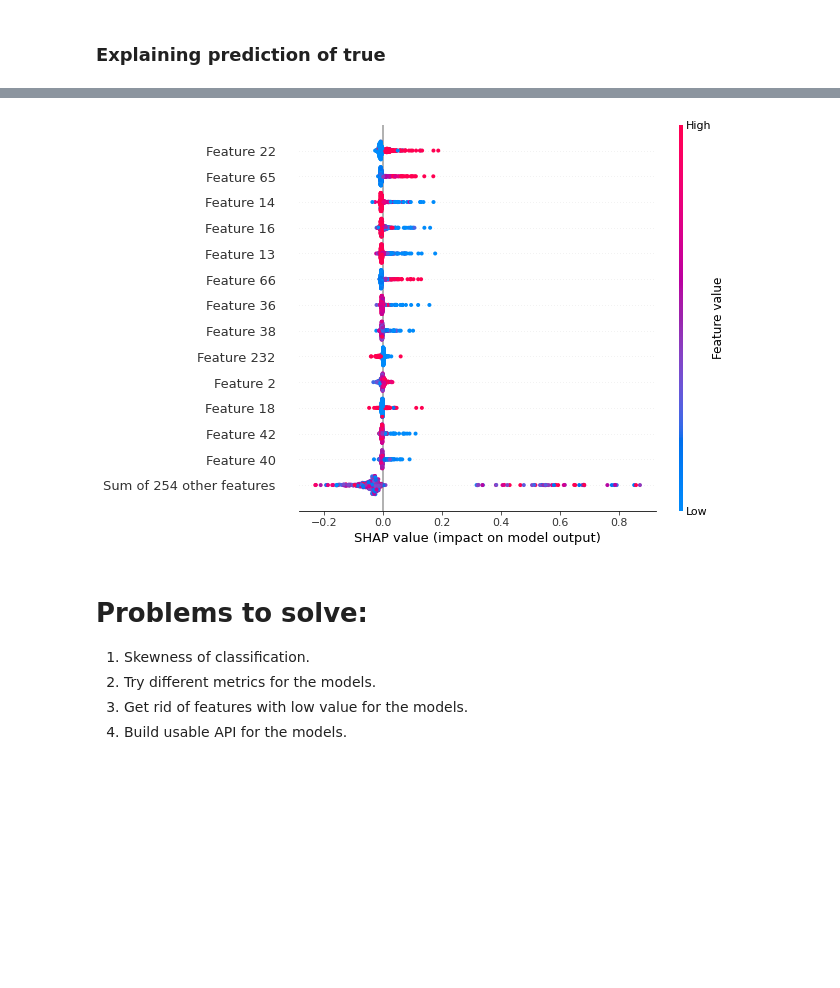
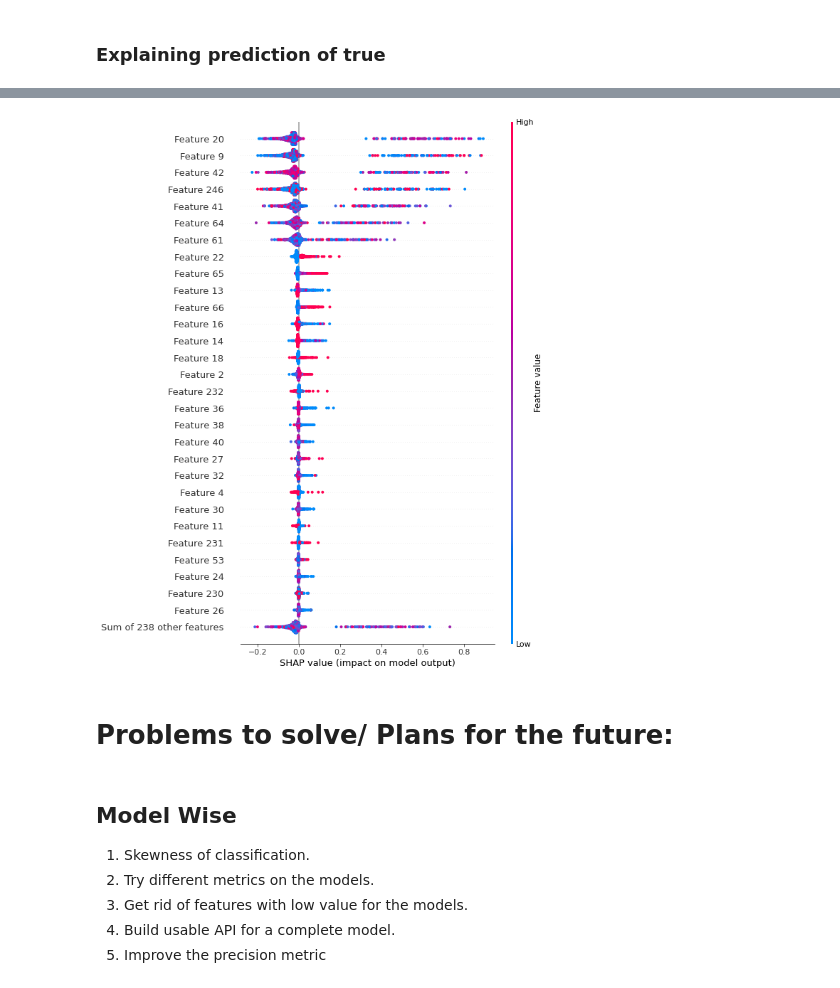
Before and after one commit to EladBil/DS-Squad-Project, a Jupyter notebook: Model/ModelNotebook.ipynb, the cells around one changed output, grey strips where cells are left out. Cells and saved outputs as stored; diff of their text form; code cells hidden in the pictures; blank space fills up the shorter version.

```diff
--- a/Model/ModelNotebook.ipynb
+++ b/Model/ModelNotebook.ipynb
@@ -247,7 +247,7 @@ def predict_fcn(x):
 background_data = shap.maskers.Independent(x_train, max_samples=100)
 explainer = shap.Explainer(predict_fcn, background_data)
 # %%
-shap_values_500 = explainer(x_train[:500])
+shap_values_1000 = explainer(x_train[:1000])
 # %% [markdown]
 ### Explaining prediction of false
 # %%
@@ -264,10 +272,13 @@ shap.plots.waterfall(shap_values_500[3], max_display=14)
 # %%
-shap.plots.beeswarm(shap_values_500, max_display=14)
+shap.plots.beeswarm(shap_values_1000, max_display=30)
 # %% [output]
-[figure, old version]
+[figure, new version]
+# %% [markdown]
+# Problems to solve/ Plans for the future:
 # %% [markdown]
-# Problems to solve:
+## Model Wise
 1. Skewness of classification.
-2. Try different metrics for the models.
+2. Try different metrics on the models.
 3. Get rid of features with low value for the models.
-4. Build usable API for the models.
+4. Build usable API for a complete model.
+5. Improve the precision metric
```
Also changed, not shown: parts of 6 cells of this notebook, 2 other files.
